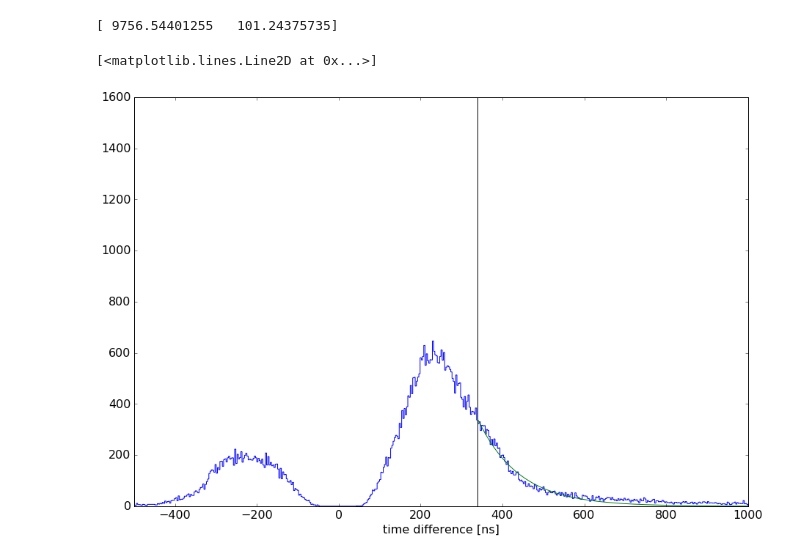
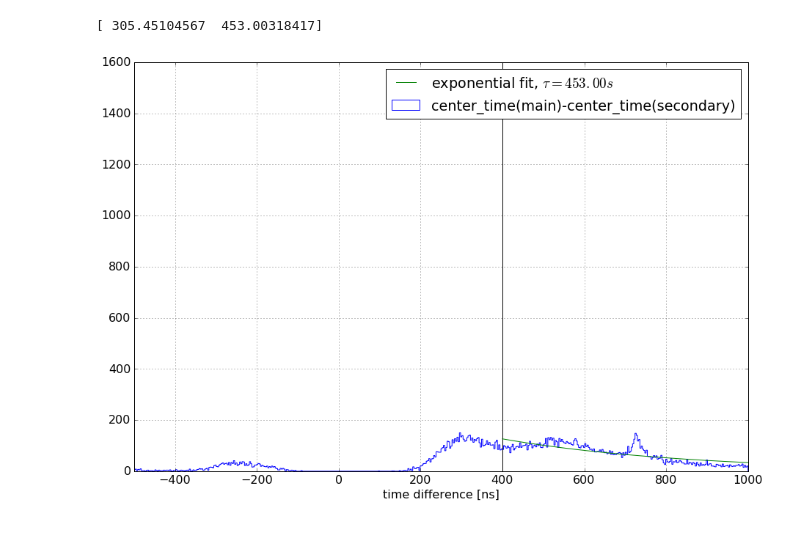
Before and after one commit to olenkajain/pax, a Jupyter notebook: examples/muenster/analysis/Gaseous_basic_statistics.ipynb, the cells around one changed output. Cells and saved outputs as stored; diff of their text form; code cells hidden in the pictures.

```diff
--- a/examples/muenster/analysis/Gaseous_basic_statistics.ipynb
+++ b/examples/muenster/analysis/Gaseous_basic_statistics.ipynb
@@ -1,11 +1,21 @@
 # %%
 # Settings
 #filename    = '/home/axel/PycharmProjects/pax/tpc_kr_150410_8k.hdf5'
-filename     = '/home/axel/ownCloud/documents/Masterarbeit/TPC/rawdata/2016_01_27/Kr83m_10slpm_1k_threshold_300ZS_160127_500k_events.hdf5'
+#filename     = '/home/axel/ownCloud/documents/Masterarbeit/TPC/rawdata/2016_02_05/Kr83m_gasTPC_160205_medianBL.hdf5'
 #filename    = '/home/axel/ownCloud/documents/Masterarbeit/TPC/rawdata/2015_10_02/Kr_Measurement_1000TH_1_151002.hdf5'
 #filename    = '/media/axel/cf2b7088-fe0f-419a-a101-07493d88971c/kabelchange.hdf5.hdf5'
+filename = "/home/axel/ownCloud/documents/Masterarbeit/TPC/rawdata/2016_02_12/Cs137_Thr3000ADC_160211_000.hdf5"
 file_format = 'hdf5'
+fig_save_path = filename[:-5] + "_plots/"
 #loglevel    = 'DEBUG'
+# %%
+save_plots = True
+plot_format = ".png"
+if save_plots:
+    import os
+    os.makedirs(fig_save_path, exist_ok=True)
+    def plot_save(plot_name, fig):
+        fig.savefig(fig_save_path + plot_name + plot_format)
 # %%
 import logging
 log = logging.getLogger('Gaseous basic statistics')
@@ -57,13 +65,13 @@ try:
     from pax.formats import flat_data_formats
     ioformat = flat_data_formats[file_format]()
     ioformat.open(filename, 'r')
-    events = ioformat.read_data('tree')
+    events = ioformat.read_data('Event')
     try:
         peaks = ioformat.read_data('Peak')
     except KeyError:
         peaks = None
         log.info("There is no peak table")
-    hits = ioformat.read_data('hits')
+    hits = ioformat.read_data('all_hits')
     ioformat.close()
 except ImportError:
     log.debug("You don't have pax 3 installed, falling back to HDF5-specific code...")
@@ -190,9 +202,9 @@ for event_peaks in peak_by_event:
     #print(event_peaks[0]["area"])
     if len(event_peaks)<= 1:
         continue
-    if event_peaks[0]["n_contributing_channels"] <= 1:
+    if not event_peaks[0]["n_contributing_channels"] >= 2:
         continue
-    if event_peaks[1]["n_contributing_channels"] <= 1:
+    if not event_peaks[1]["n_contributing_channels"] >= 2:
         continue
     main_peaks.append(event_peaks[0])
     secondary_peaks.append(event_peaks[1])
@@ -220,18 +238,22 @@ fig.show()
 time_differences = [p2["center_time"]-p1["center_time"] for p1, p2 in zip(main_peaks, secondary_peaks)]
 # %%
 fig, ax = plt.subplots(1,1, figsize=(15,10))
-n, bins, patches = ax.hist(time_differences,bins=500, histtype="step", range=(-500,1000))
+n, bins, patches = ax.hist(time_differences,bins=500, histtype="step", range=(-500,1000), label="center_time(main)-center_time(secondary)")
 ax.set_xlim(-500, 1000)
 ax.set_xlabel("time difference [ns]")
-begin = 280
+begin = 300
 ax.vlines(bins[begin], 0, 1600 )
 from scipy.optimize import curve_fit
 def expfit(t, A, tau):
     return A*np.exp(-1/tau*t)
 popt, cov = curve_fit(expfit, bins[begin:-1], n[begin:], p0=(600, 100))
 print(popt)
-ax.plot(bins[begin:], expfit(bins[begin:], popt[0], popt[1]))
+ax.grid()
+
+ax.plot(bins[begin:], expfit(bins[begin:], popt[0], popt[1]), label =r"exponential fit, $\tau = %.2f s$"%popt[-1])
+ax.legend()
+if save_plots:
+    plot_save("timeDiff_vs_time",fig)
 # %% [output]
-[ 9756.54401255   101.24375735]
+[ 305.45104567  453.00318417]
-[<matplotlib.lines.Line2D at 0x...>]
-[figure, old version]
+[figure, new version]
```
Also changed, not shown: parts of 16 cells of this notebook, 3 other files.
